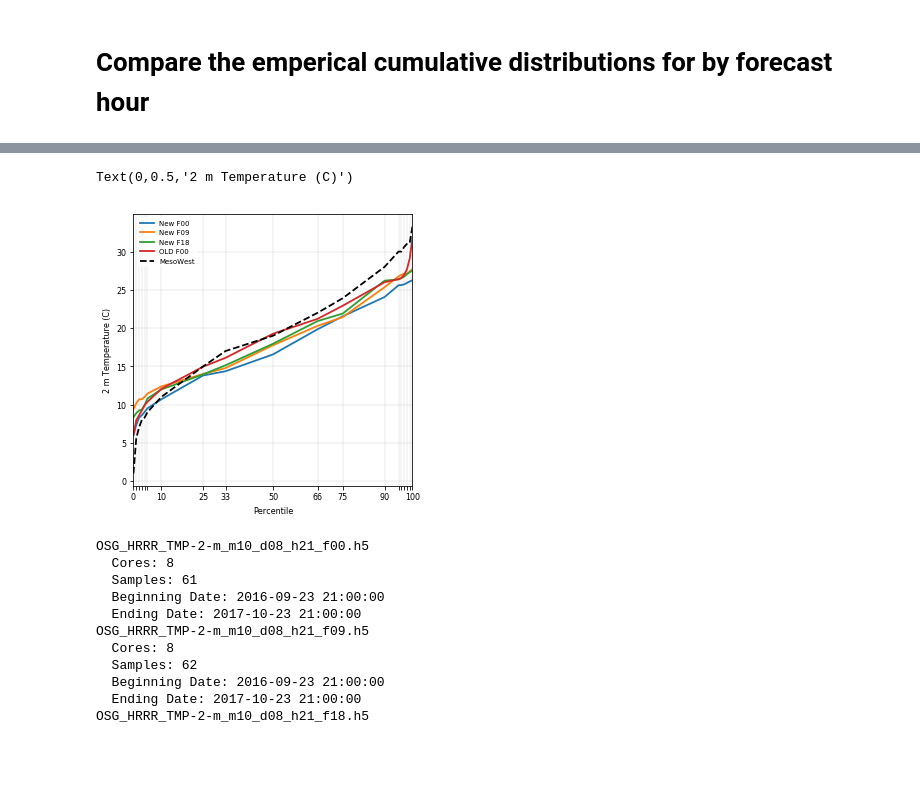
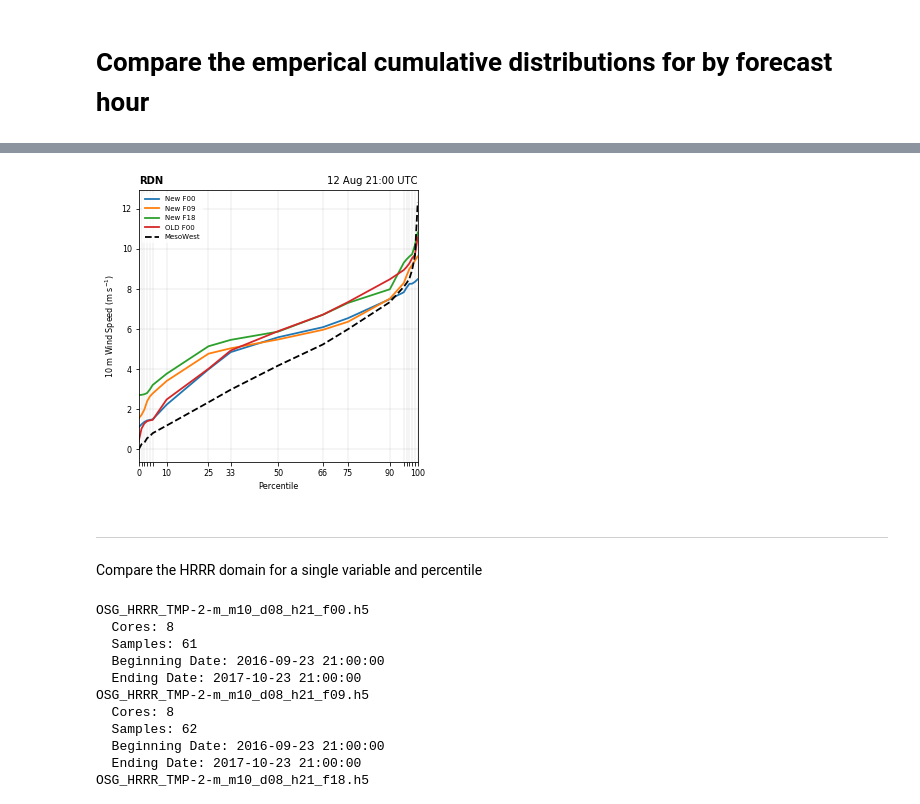
Before and after one commit to blaylockbk/pyBKB_v3, a Jupyter notebook: OpenScienceGrid/Compare_cumulative_distributions_by_FXX.ipynb, the cells around one changed output, grey strips where cells are left out. Cells and saved outputs as stored; diff of their text form; code cells hidden in the pictures; blank space fills up the shorter version.

```diff
--- a/OpenScienceGrid/Compare_cumulative_distributions_by_FXX.ipynb
+++ b/OpenScienceGrid/Compare_cumulative_distributions_by_FXX.ipynb
@@ -82,4 +84,19 @@ def get_grid_percentiles(DATE, pxx, fxx=0, use_old=False):
         grid -= 273.15
 
     return grid
+# %%
+DATE = datetime(2016, 8, 12, 21)
+variable = 'UVGRD:10 m'
+STID = 'RDN'
+
+
+fxx = [0, 9, 18]
+percentiles = [0, 1, 2, 3, 4, 5, 10, 25, 33, 50, 66, 75, 90, 95, 96, 97, 98, 99, 100]
+# %%
+if variable == 'TMP:2 m':
+    label = '2 m Temperature (C)'
+    MWvar = 'air_temp'
+if variable == 'UVGRD:10 m':
+    label = r'10 m Wind Speed (m s$\mathregular{^{-1}}$)'
+    MWvar = 'wind_speed'
 # %%
@@ -92,11 +113,3 @@ x, y = pluck_hrrr_point(H,  XY_only=True)
-# %%
-DIR = '/uufs/chpc.utah.edu/common/home/horel-group8/blaylock/HRRR_OSG/hourly31_twoyears/'
-
-DATE = datetime(2016, 10, 8, 21)
-variable = 'TMP:2 m'
-label = '2 m Temperature (C)'
-fxx = [0, 9, 18]
-percentiles = [0, 1, 2, 3, 4, 5, 10, 25, 33, 50, 66, 75, 90, 95, 96, 97, 98, 99, 100]
 # %%
 f00 = get_point_percentiles(DATE, fxx=0)
 f09 = get_point_percentiles(DATE, fxx=9)
@@ -108,5 +121,5 @@ Working on 2016-10-08 21:00:00
 # %%
-MW = get_mesowest_percentiles('KSLC', variable='air_temp',
+MW = get_mesowest_percentiles(STID, variable=MWvar,
                               percentiles='ALL', ECD=True,
                               sDATE=DATE, eDATE=DATE)
 # %% [output]
@@ -118,25 +131,32 @@ Working on 2016-10-08 21:00:00
 # %%
 plt.plot(percentiles, f00, label='New F00')
 plt.plot(percentiles, f09, label='New F09')
 plt.plot(percentiles, f18, label='New F18')
 plt.plot(percentiles, old, label='OLD F00')
 
 plt.plot(percentiles, MW['PERCENTILES'][0], label='MesoWest', linestyle='--', color='k')
 
 plt.grid()
 
 plt.legend()
 legend = plt.gca().legend(frameon=True, framealpha=.8, loc=2)
 legend.get_frame().set_linewidth(0)
 
+plt.title('%s' % (STID), fontweight='semibold', loc='left')
+plt.title('%s' % (DATE.strftime('%d %b %H:00 UTC')), loc='right')
 plt.xlabel('Percentile')
 tick_labels = [0,'','','','','', 10, 25, 33, 50, 66, 75, 90, '', '', '', '','',100]
 plt.xticks(percentiles, tick_labels)
 plt.xlim([0,100])
 plt.ylabel('%s' % (label))
+
+plt.savefig('ECD_%s_%s' % (STID, variable.replace(':', '-').replace(' ', '-')))
 # %% [output]
-Text(0,0.5,'2 m Temperature (C)')
-[figure, old version]
+[figure, new version]
+# %% [markdown]
+---
+
+Compare the HRRR domain for a single variable and percentile
 # %%
 f00_p50 = get_grid_percentiles(DATE, 50, fxx=0)
 f09_p50 = get_grid_percentiles(DATE, 50, fxx=9)
```
Also changed, not shown: parts of 14 cells of this notebook, 12 other files.
